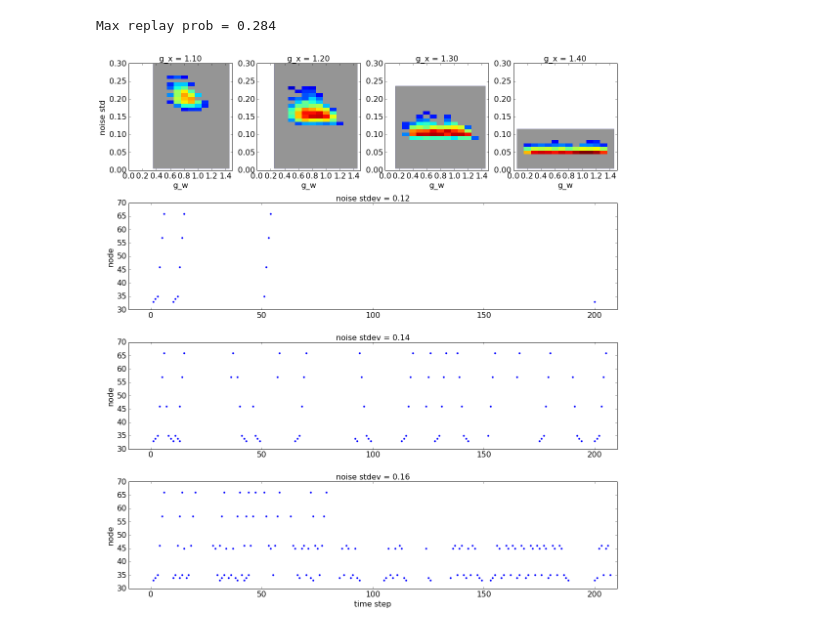
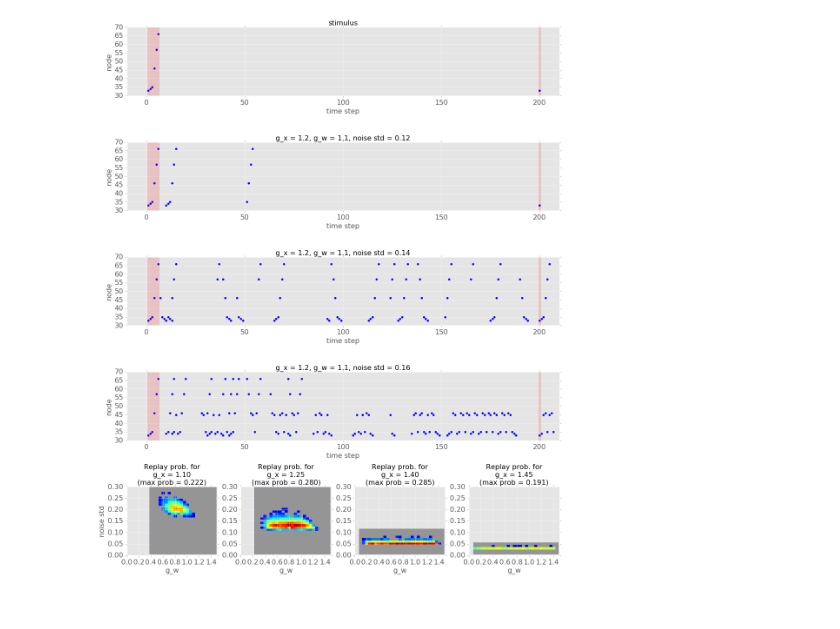
Before and after one commit to rkp8000/nothing_but_reruns, a Jupyter notebook: _paper_draft.ipynb, the cells around one changed output. Cells and saved outputs as stored; diff of their text form; code cells hidden in the pictures.

Commit message:
Add figure demonstrating basics of memory prolongation through rehearsal

```diff
--- a/_paper_draft.ipynb
+++ b/_paper_draft.ipynb
@@ -61,11 +61,10 @@ record_extension_by_spontaneous_replay(
 # %%
 %matplotlib inline
 from figures.final_paper import extension_by_spontaneous_replay
 
 extension_by_spontaneous_replay(
     SEEDS_EXAMPLE=[0, 1, 2], NOISES_EXAMPLE=[0.12, 0.14, 0.16],
-    W=1.1, G_X=1.2, GROUP_NAME='alpha_low_large', G_XS=[1.1, 1.2, 1.3, 1.4],
+    G_W=1.1, G_X=1.2, GROUP_NAME='alpha_low_large', G_XS=[1.1, 1.25, 1.4, 1.45],
     X_LIM=(0, 1.5), Y_LIM=(0, 0.3));
 # %% [output]
-Max replay prob = 0.284
-[figure, old version]
+[figure, new version]
```
Also changed, not shown: parts of 6 cells of this notebook.
